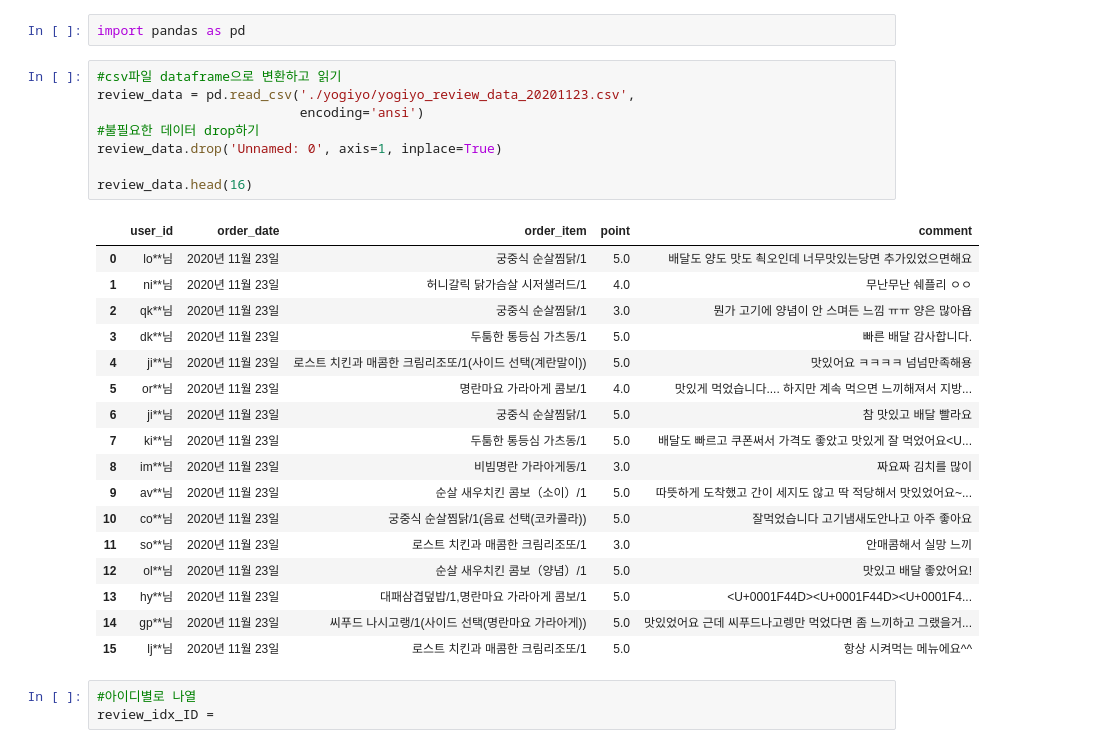
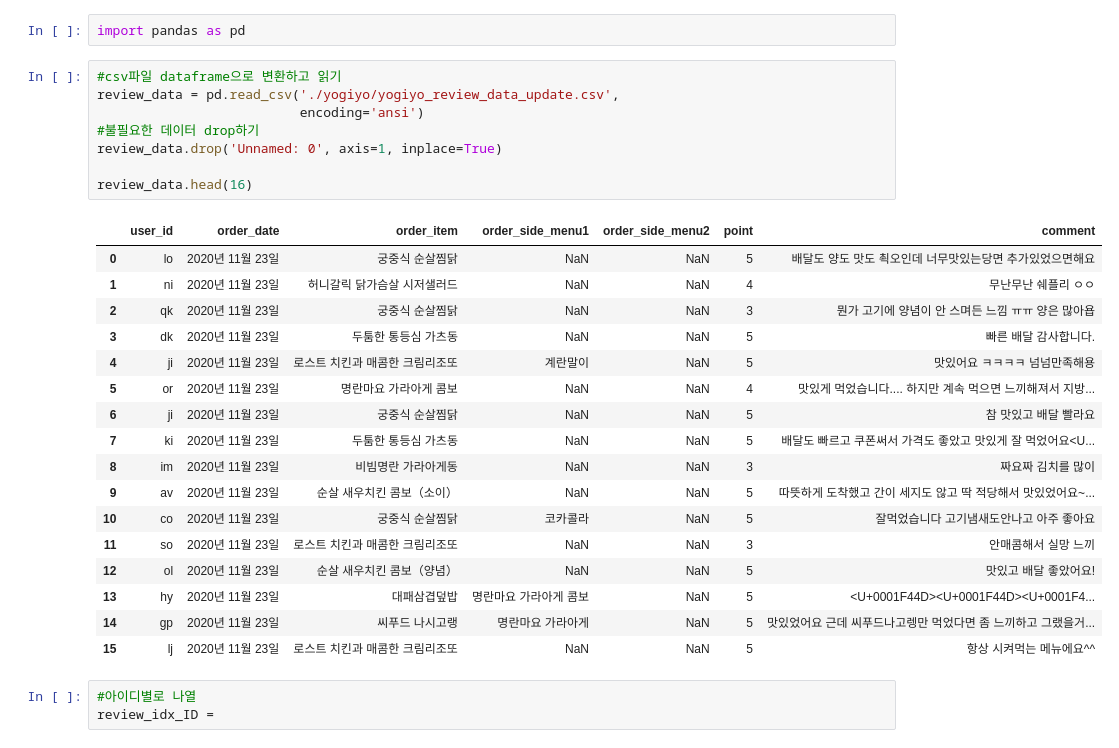
Before and after one commit to lee-dk/Final_Project, a Jupyter notebook: yogiyo/yogiyo.ipynb, the cells around one changed output. Cells and saved outputs as stored; diff of their text form.

```diff
--- a/yogiyo/yogiyo.ipynb
+++ b/yogiyo/yogiyo.ipynb
@@ -2,30 +2,30 @@
 import pandas as pd
 # %%
 #csv파일 dataframe으로 변환하고 읽기
-review_data = pd.read_csv('./yogiyo/yogiyo_review_data_20201123.csv',
+review_data = pd.read_csv('./yogiyo/yogiyo_review_data_update.csv',
                           encoding='ansi')
 #불필요한 데이터 drop하기
 review_data.drop('Unnamed: 0', axis=1, inplace=True)
 
 review_data.head(16)
 # %% [output]
-|  | user_id | order_date | order_item | point | comment |
-| 0 | lo**님 | 2020년 11월 23일 | 궁중식 순살찜닭/1 | 5.0 | 배달도 양도 맛도 쵝오인데 너무맛있는당면 추가있었으면해요 |
-| 1 | ni**님 | 2020년 11월 23일 | 허니갈릭 닭가슴살 시저샐러드/1 | 4.0 | 무난무난 쉐플리 ㅇㅇ |
-| 2 | qk**님 | 2020년 11월 23일 | 궁중식 순살찜닭/1 | 3.0 | 뭔가 고기에 양념이 안 스며든 느낌 ㅠㅠ 양은 많아욥 |
-| 3 | dk**님 | 2020년 11월 23일 | 두툼한 통등심 가츠동/1 | 5.0 | 빠른 배달 감사합니다. |
-| 4 | ji**님 | 2020년 11월 23일 | 로스트 치킨과 매콤한 크림리조또/1(사이드 선택(계란말이)) | 5.0 | 맛있어요 ㅋㅋㅋㅋ 넘넘만족해용 |
-| 5 | or**님 | 2020년 11월 23일 | 명란마요 가라아게 콤보/1 | 4.0 | 맛있게 먹었습니다.... 하지만 계속 먹으면 느끼해져서 지방... |
-| 6 | ji**님 | 2020년 11월 23일 | 궁중식 순살찜닭/1 | 5.0 | 참 맛있고 배달 빨라요 |
-| 7 | ki**님 | 2020년 11월 23일 | 두툼한 통등심 가츠동/1 | 5.0 | 배달도 빠르고 쿠폰써서 가격도 좋았고 맛있게 잘 먹었어요<U... |
-| 8 | im**님 | 2020년 11월 23일 | 비빔명란 가라아게동/1 | 3.0 | 짜요짜 김치를 많이 |
-| 9 | av**님 | 2020년 11월 23일 | 순살 새우치킨 콤보（소이）/1 | 5.0 | 따뜻하게 도착했고 간이 세지도 않고 딱 적당해서 맛있었어요~... |
-| 10 | co**님 | 2020년 11월 23일 | 궁중식 순살찜닭/1(음료 선택(코카콜라)) | 5.0 | 잘먹었습니다 고기냄새도안나고 아주 좋아요 |
-| 11 | so**님 | 2020년 11월 23일 | 로스트 치킨과 매콤한 크림리조또/1 | 3.0 | 안매콤해서 실망 느끼 |
-| 12 | ol**님 | 2020년 11월 23일 | 순살 새우치킨 콤보（양념）/1 | 5.0 | 맛있고 배달 좋았어요! |
-| 13 | hy**님 | 2020년 11월 23일 | 대패삼겹덮밥/1,명란마요 가라아게 콤보/1 | 5.0 | <U+0001F44D><U+0001F44D><U+0001F4... |
-| 14 | gp**님 | 2020년 11월 23일 | 씨푸드 나시고랭/1(사이드 선택(명란마요 가라아게)) | 5.0 | 맛있었어요 근데 씨푸드나고렝만 먹었다면 좀 느끼하고 그랬을거... |
-| 15 | lj**님 | 2020년 11월 23일 | 로스트 치킨과 매콤한 크림리조또/1 | 5.0 | 항상 시켜먹는 메뉴에요^^ |
+|  | user_id | order_date | order_item | order_side_menu1 | order_side_menu2 | point | comment |
+| 0 | lo | 2020년 11월 23일 | 궁중식 순살찜닭 | NaN | NaN | 5 | 배달도 양도 맛도 쵝오인데 너무맛있는당면 추가있었으면해요 |
+| 1 | ni | 2020년 11월 23일 | 허니갈릭 닭가슴살 시저샐러드 | NaN | NaN | 4 | 무난무난 쉐플리 ㅇㅇ |
+| 2 | qk | 2020년 11월 23일 | 궁중식 순살찜닭 | NaN | NaN | 3 | 뭔가 고기에 양념이 안 스며든 느낌 ㅠㅠ 양은 많아욥 |
+| 3 | dk | 2020년 11월 23일 | 두툼한 통등심 가츠동 | NaN | NaN | 5 | 빠른 배달 감사합니다. |
+| 4 | ji | 2020년 11월 23일 | 로스트 치킨과 매콤한 크림리조또 | 계란말이 | NaN | 5 | 맛있어요 ㅋㅋㅋㅋ 넘넘만족해용 |
+| 5 | or | 2020년 11월 23일 | 명란마요 가라아게 콤보 | NaN | NaN | 4 | 맛있게 먹었습니다.... 하지만 계속 먹으면 느끼해져서 지방... |
+| 6 | ji | 2020년 11월 23일 | 궁중식 순살찜닭 | NaN | NaN | 5 | 참 맛있고 배달 빨라요 |
+| 7 | ki | 2020년 11월 23일 | 두툼한 통등심 가츠동 | NaN | NaN | 5 | 배달도 빠르고 쿠폰써서 가격도 좋았고 맛있게 잘 먹었어요<U... |
+| 8 | im | 2020년 11월 23일 | 비빔명란 가라아게동 | NaN | NaN | 3 | 짜요짜 김치를 많이 |
+| 9 | av | 2020년 11월 23일 | 순살 새우치킨 콤보（소이） | NaN | NaN | 5 | 따뜻하게 도착했고 간이 세지도 않고 딱 적당해서 맛있었어요~... |
+| 10 | co | 2020년 11월 23일 | 궁중식 순살찜닭 | 코카콜라 | NaN | 5 | 잘먹었습니다 고기냄새도안나고 아주 좋아요 |
+| 11 | so | 2020년 11월 23일 | 로스트 치킨과 매콤한 크림리조또 | NaN | NaN | 3 | 안매콤해서 실망 느끼 |
+| 12 | ol | 2020년 11월 23일 | 순살 새우치킨 콤보（양념） | NaN | NaN | 5 | 맛있고 배달 좋았어요! |
+| 13 | hy | 2020년 11월 23일 | 대패삼겹덮밥 | 명란마요 가라아게 콤보 | NaN | 5 | <U+0001F44D><U+0001F44D><U+0001F4... |
+| 14 | gp | 2020년 11월 23일 | 씨푸드 나시고랭 | 명란마요 가라아게 | NaN | 5 | 맛있었어요 근데 씨푸드나고렝만 먹었다면 좀 느끼하고 그랬을거... |
+| 15 | lj | 2020년 11월 23일 | 로스트 치킨과 매콤한 크림리조또 | NaN | NaN | 5 | 항상 시켜먹는 메뉴에요^^ |
 # %%
 #아이디별로 나열
 review_idx_ID =
```
Also changed, not shown: parts of 11 cells of this notebook.
